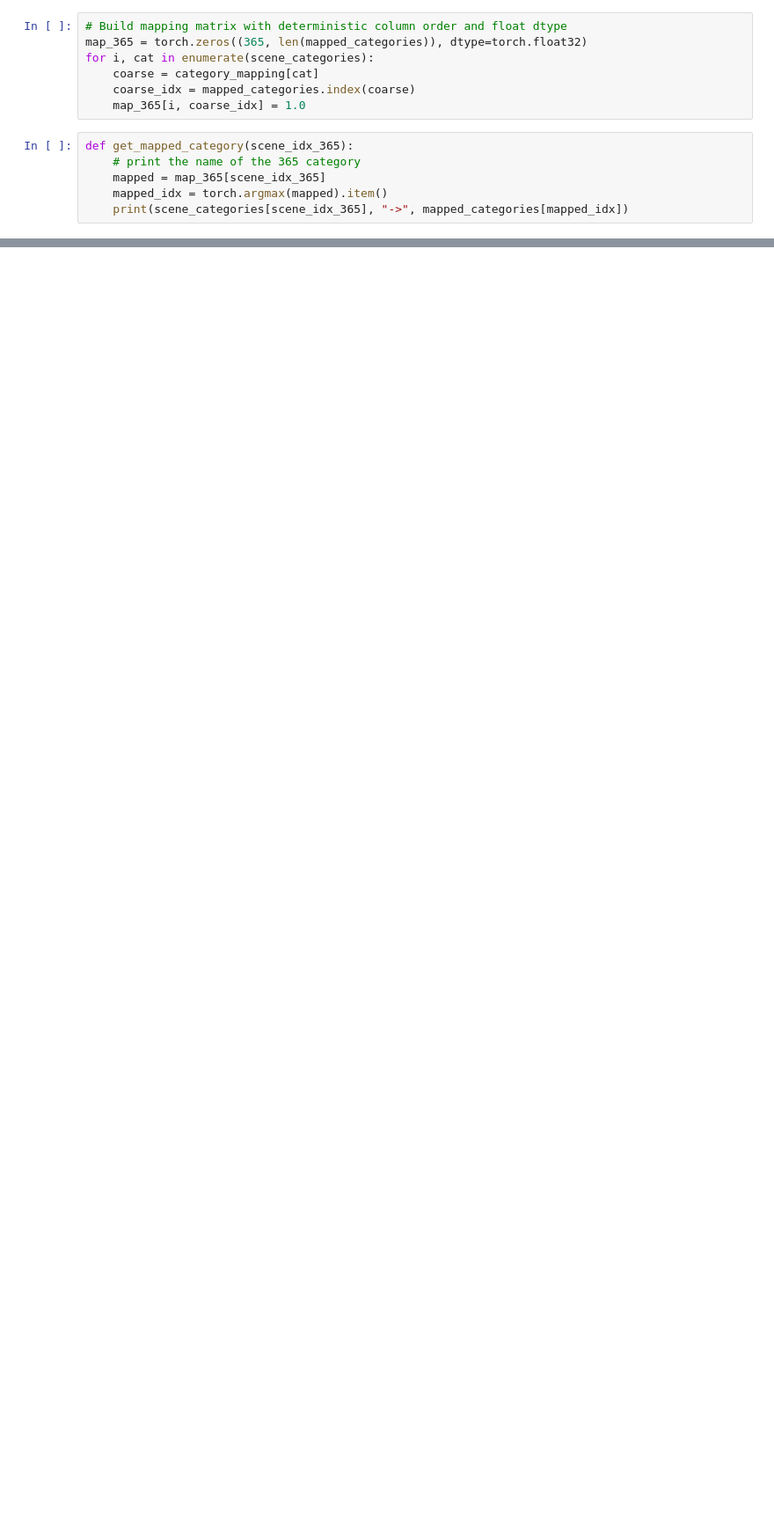
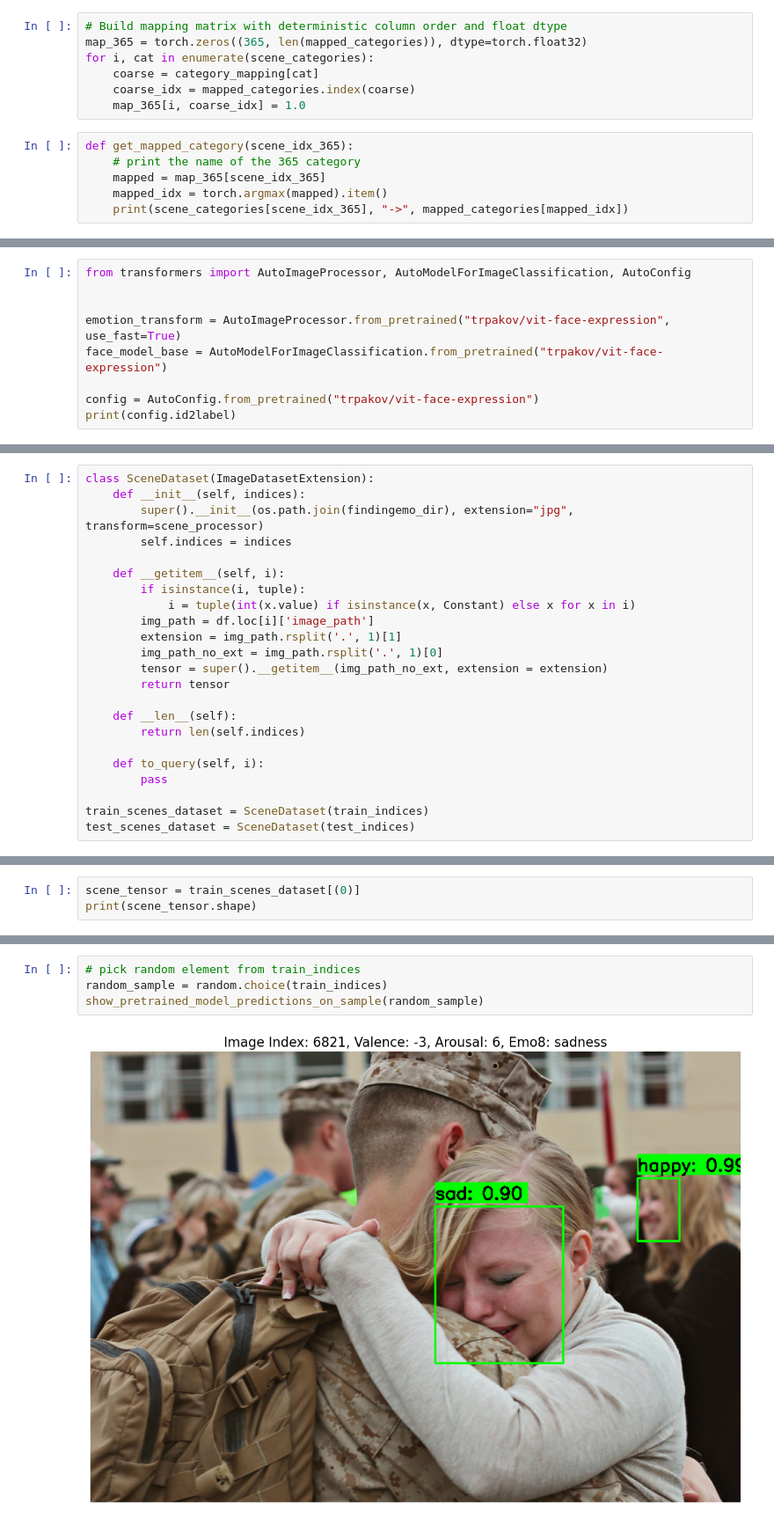
Before and after one commit to jarnedemoenvub/nsai_social_cognition, a Jupyter notebook: code/notebooks/nsai4.ipynb, the cells around one changed output, grey strips where cells are left out. Shown at 88% size. Saved outputs shown, nothing was run; the diff lists cells and outputs as text; blank space fills up the shorter version.

```diff
--- a/code/notebooks/nsai4.ipynb
+++ b/code/notebooks/nsai4.ipynb
@@ -636,0 +392,9 @@ model.save_state(dpl_state_path)
+# %%
+from transformers import AutoImageProcessor, AutoModelForImageClassification, AutoConfig
+
+
+emotion_transform = AutoImageProcessor.from_pretrained("trpakov/vit-face-expression", use_fast=True)
+face_model_base = AutoModelForImageClassification.from_pretrained("trpakov/vit-face-expression")
+
+config = AutoConfig.from_pretrained("trpakov/vit-face-expression")
+print(config.id2label)
@@ -636,0 +604,23 @@ model.save_state(dpl_state_path)
+# %%
+class SceneDataset(ImageDatasetExtension):
+    def __init__(self, indices):
+        super().__init__(os.path.join(findingemo_dir), extension="jpg", transform=scene_processor)
+        self.indices = indices
+
+    def __getitem__(self, i):
+        if isinstance(i, tuple):
+            i = tuple(int(x.value) if isinstance(x, Constant) else x for x in i)
+        img_path = df.loc[i]['image_path']
+        extension = img_path.rsplit('.', 1)[1]
+        img_path_no_ext = img_path.rsplit('.', 1)[0]
+        tensor = super().__getitem__(img_path_no_ext, extension = extension)
+        return tensor
+
+    def __len__(self):
+        return len(self.indices)
+
+    def to_query(self, i):
+        pass
+
+train_scenes_dataset = SceneDataset(train_indices)
+test_scenes_dataset = SceneDataset(test_indices)
@@ -636,0 +632,3 @@ model.save_state(dpl_state_path)
+# %%
+scene_tensor = train_scenes_dataset[(0)]
+print(scene_tensor.shape)
@@ -636,0 +712,6 @@ model.save_state(dpl_state_path)
+# %%
+# pick random element from train_indices
+random_sample = random.choice(train_indices)
+show_pretrained_model_predictions_on_sample(random_sample)
+# %% [output]
+[figure, added]
```
Also changed, not shown: parts of 94 cells of this notebook, 10 other files.
